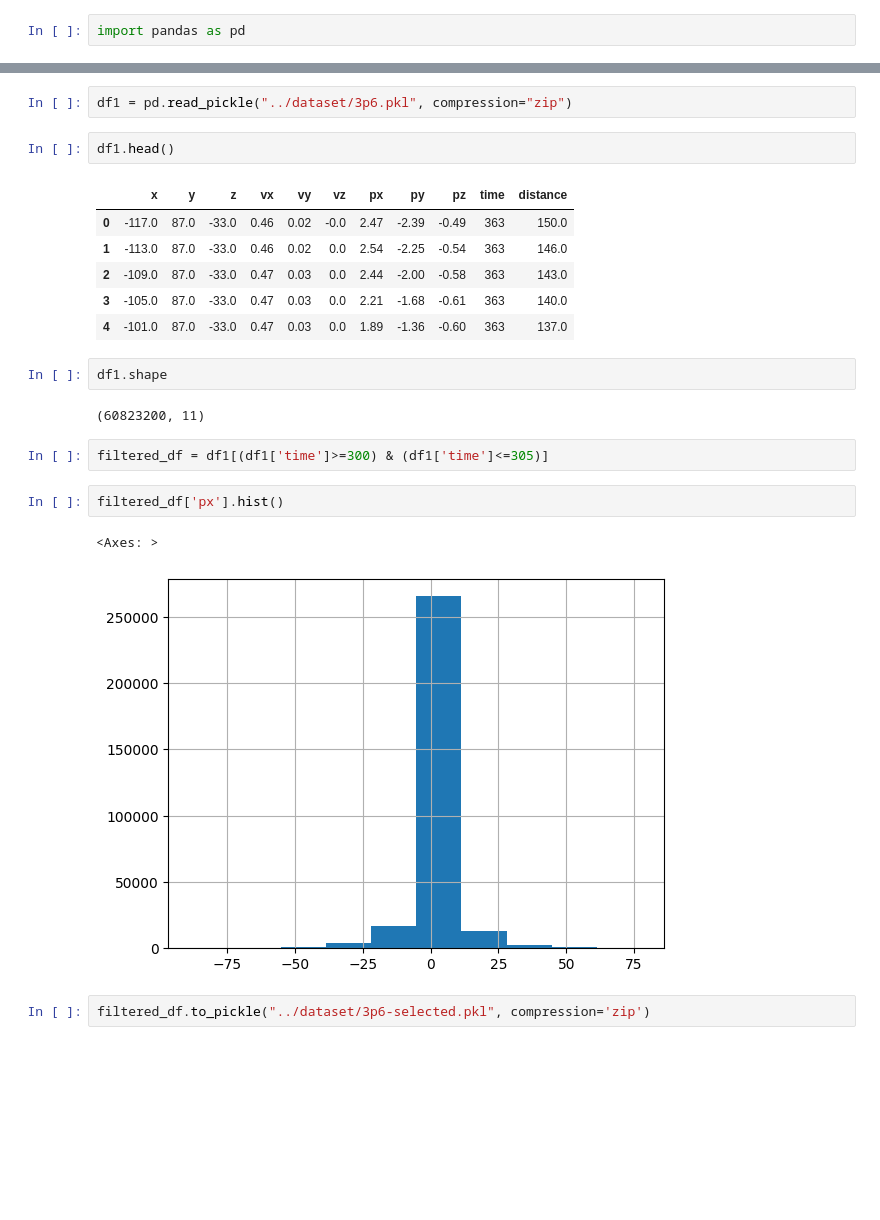
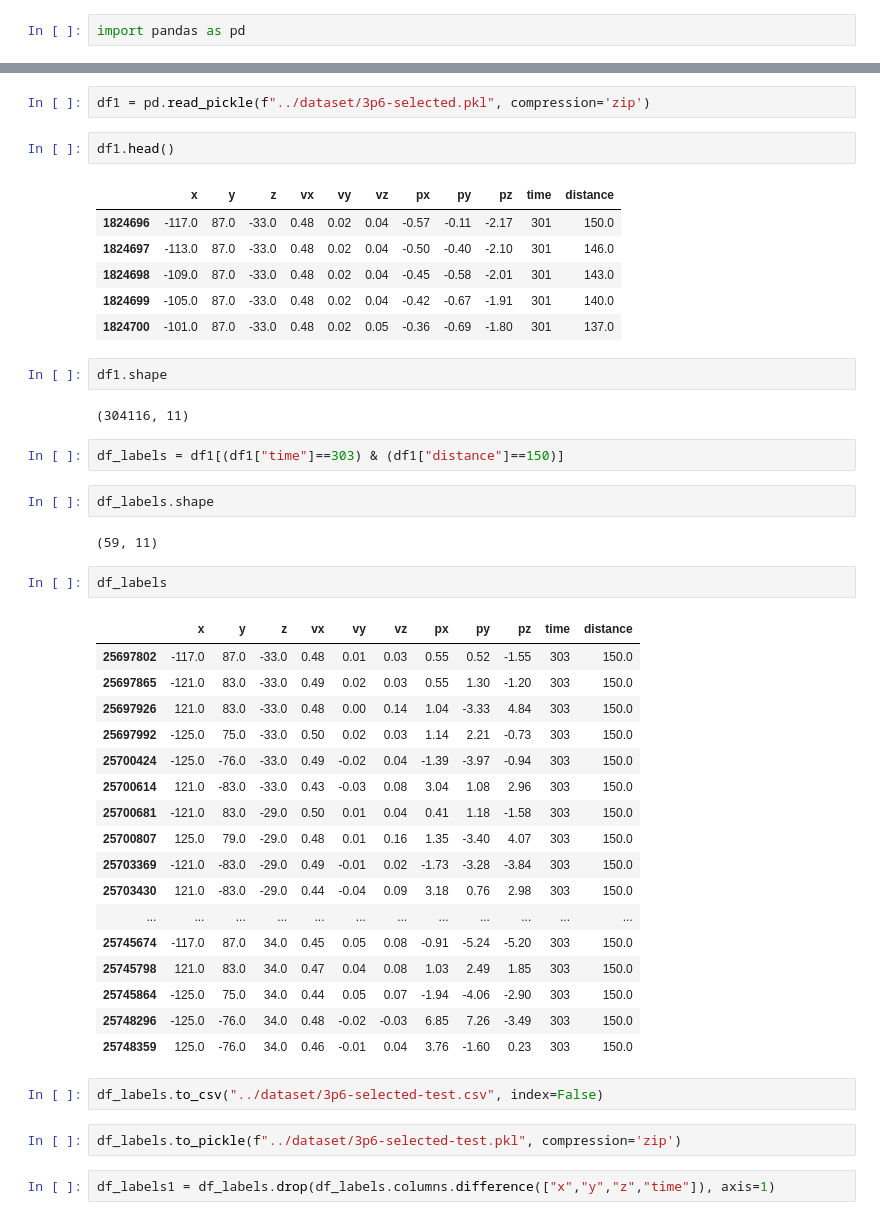
Before and after one commit to samfallahian/FDTransformer, a Jupyter notebook: playground/data.ipynb, the cells around one changed output, grey strips where cells are left out. Drawn from its saved outputs; the diff is of its cells as text; blank space fills up the shorter version.

```diff
--- a/playground/data.ipynb
+++ b/playground/data.ipynb
@@ -18,24 +14,47 @@ df.to_csv("../dataset/wind_forecast_edited.csv", index=False)
 # %%
-df1 = pd.read_pickle("../dataset/3p6.pkl", compression="zip")
+df1 = pd.read_pickle(f"../dataset/3p6-selected.pkl", compression='zip')
 # %%
 df1.head()
 # %% [output]
 |  | x | y | z | vx | vy | vz | px | py | pz | time | distance |
-| 0 | -117.0 | 87.0 | -33.0 | 0.46 | 0.02 | -0.0 | 2.47 | -2.39 | -0.49 | 363 | 150.0 |
-| 1 | -113.0 | 87.0 | -33.0 | 0.46 | 0.02 | 0.0 | 2.54 | -2.25 | -0.54 | 363 | 146.0 |
-| 2 | -109.0 | 87.0 | -33.0 | 0.47 | 0.03 | 0.0 | 2.44 | -2.00 | -0.58 | 363 | 143.0 |
-| 3 | -105.0 | 87.0 | -33.0 | 0.47 | 0.03 | 0.0 | 2.21 | -1.68 | -0.61 | 363 | 140.0 |
-| 4 | -101.0 | 87.0 | -33.0 | 0.47 | 0.03 | 0.0 | 1.89 | -1.36 | -0.60 | 363 | 137.0 |
+| 1824696 | -117.0 | 87.0 | -33.0 | 0.48 | 0.02 | 0.04 | -0.57 | -0.11 | -2.17 | 301 | 150.0 |
+| 1824697 | -113.0 | 87.0 | -33.0 | 0.48 | 0.02 | 0.04 | -0.50 | -0.40 | -2.10 | 301 | 146.0 |
+| 1824698 | -109.0 | 87.0 | -33.0 | 0.48 | 0.02 | 0.04 | -0.45 | -0.58 | -2.01 | 301 | 143.0 |
+| 1824699 | -105.0 | 87.0 | -33.0 | 0.48 | 0.02 | 0.04 | -0.42 | -0.67 | -1.91 | 301 | 140.0 |
+| 1824700 | -101.0 | 87.0 | -33.0 | 0.48 | 0.02 | 0.05 | -0.36 | -0.69 | -1.80 | 301 | 137.0 |
 # %%
 df1.shape
 # %% [output]
-(60823200, 11)
+(304116, 11)
 # %%
-filtered_df = df1[(df1['time']>=300) & (df1['time']<=305)]
+df_labels = df1[(df1["time"]==303) & (df1["distance"]==150)]
-# %%
-filtered_df['px'].hist()
-# %% [output]
-<Axes: >
-[figure, removed]
+# %%
+df_labels.shape
+# %% [output]
+(59, 11)
+# %%
+df_labels
+# %% [output]
+|  | x | y | z | vx | vy | vz | px | py | pz | time | distance |
+| 25697802 | -117.0 | 87.0 | -33.0 | 0.48 | 0.01 | 0.03 | 0.55 | 0.52 | -1.55 | 303 | 150.0 |
+| 25697865 | -121.0 | 83.0 | -33.0 | 0.49 | 0.02 | 0.03 | 0.55 | 1.30 | -1.20 | 303 | 150.0 |
+| 25697926 | 121.0 | 83.0 | -33.0 | 0.48 | 0.00 | 0.14 | 1.04 | -3.33 | 4.84 | 303 | 150.0 |
+| 25697992 | -125.0 | 75.0 | -33.0 | 0.50 | 0.02 | 0.03 | 1.14 | 2.21 | -0.73 | 303 | 150.0 |
+| 25700424 | -125.0 | -76.0 | -33.0 | 0.49 | -0.02 | 0.04 | -1.39 | -3.97 | -0.94 | 303 | 150.0 |
+| 25700614 | 121.0 | -83.0 | -33.0 | 0.43 | -0.03 | 0.08 | 3.04 | 1.08 | 2.96 | 303 | 150.0 |
+| 25700681 | -121.0 | 83.0 | -29.0 | 0.50 | 0.01 | 0.04 | 0.41 | 1.18 | -1.58 | 303 | 150.0 |
+| 25700807 | 125.0 | 79.0 | -29.0 | 0.48 | 0.01 | 0.16 | 1.35 | -3.40 | 4.07 | 303 | 150.0 |
+| 25703369 | -121.0 | -83.0 | -29.0 | 0.49 | -0.01 | 0.02 | -1.73 | -3.28 | -3.84 | 303 | 150.0 |
+| 25703430 | 121.0 | -83.0 | -29.0 | 0.44 | -0.04 | 0.09 | 3.18 | 0.76 | 2.98 | 303 | 150.0 |
+| ... | ... | ... | ... | ... | ... | ... | ... | ... | ... | ... | ... |
+| 25745674 | -117.0 | 87.0 | 34.0 | 0.45 | 0.05 | 0.08 | -0.91 | -5.24 | -5.20 | 303 | 150.0 |
+| 25745798 | 121.0 | 83.0 | 34.0 | 0.47 | 0.04 | 0.08 | 1.03 | 2.49 | 1.85 | 303 | 150.0 |
+| 25745864 | -125.0 | 75.0 | 34.0 | 0.44 | 0.05 | 0.07 | -1.94 | -4.06 | -2.90 | 303 | 150.0 |
+| 25748296 | -125.0 | -76.0 | 34.0 | 0.48 | -0.02 | -0.03 | 6.85 | 7.26 | -3.49 | 303 | 150.0 |
+| 25748359 | 125.0 | -76.0 | 34.0 | 0.46 | -0.01 | 0.04 | 3.76 | -1.60 | 0.23 | 303 | 150.0 |
+# %%
+df_labels.to_csv("../dataset/3p6-selected-test.csv", index=False)
 # %%
-filtered_df.to_pickle("../dataset/3p6-selected.pkl", compression='zip')
+df_labels.to_pickle(f"../dataset/3p6-selected-test.pkl", compression='zip')
+# %%
+df_labels1 = df_labels.drop(df_labels.columns.difference(["x","y","z","time"]), axis=1)
```
Also changed, not shown: parts of 28 cells of this notebook, 33 other files.
